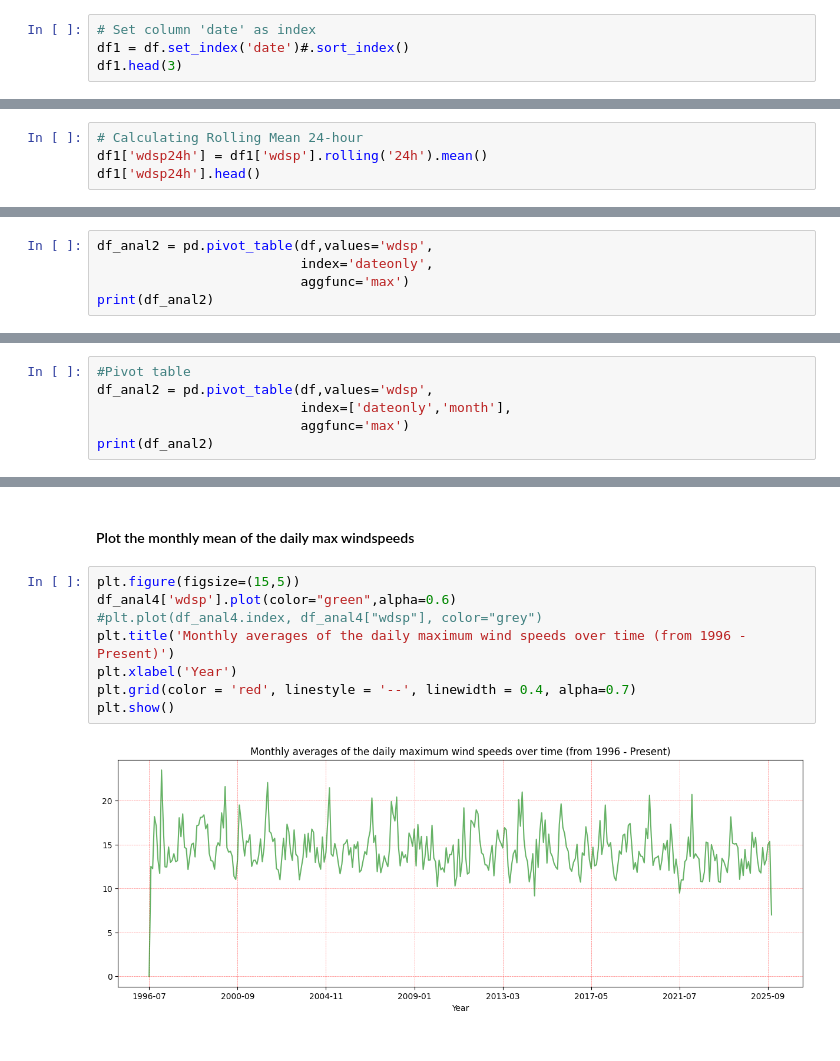
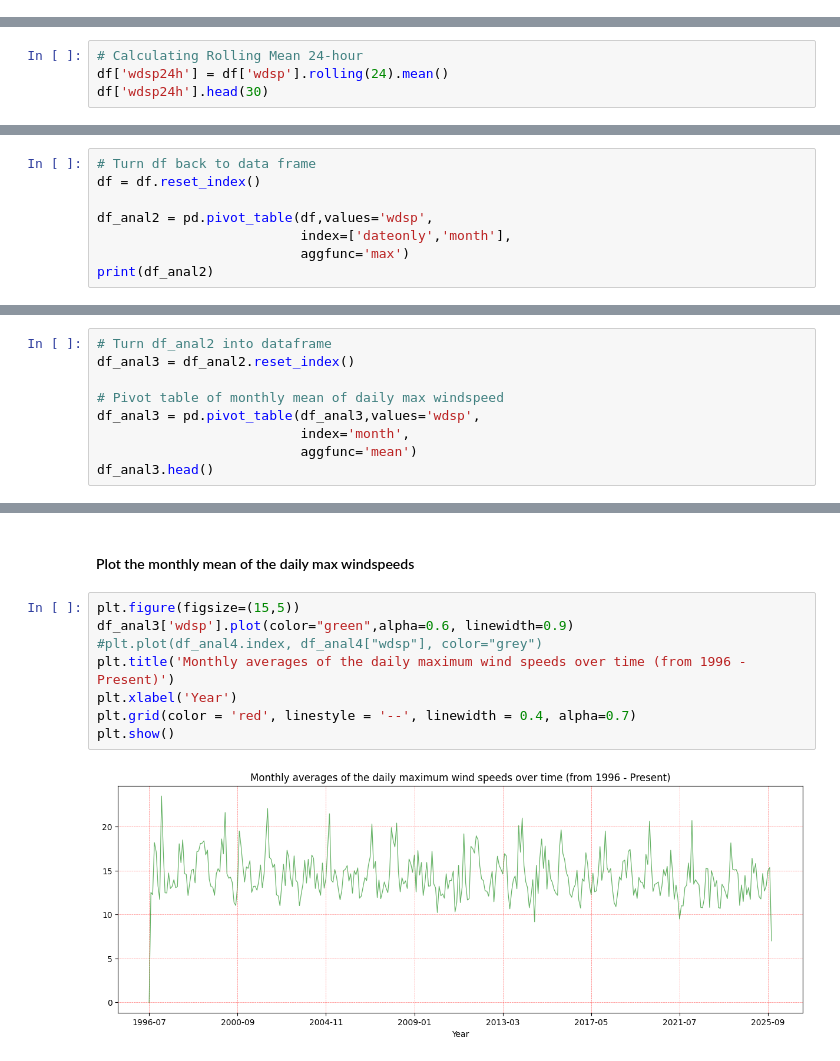
Before and after one commit to quyenphanlyons/programming-for-data-analytics, a Jupyter notebook: assignments/assignment06-weather.ipynb, the cells around one changed output, grey strips where cells are left out. Cells and saved outputs as stored; diff of their text form.

```diff
--- a/assignments/assignment06-weather.ipynb
+++ b/assignments/assignment06-weather.ipynb
@@ -115,4 +126,0 @@ plt.show()
-# %%
-# Set column 'date' as index
-df1 = df.set_index('date')#.sort_index()
-df1.head(3)
@@ -144,5 +130,5 @@ df1.head(3)
 # %%
 # Calculating Rolling Mean 24-hour
-df1['wdsp24h'] = df1['wdsp'].rolling('24h').mean()
-df1['wdsp24h'].head()
+df['wdsp24h'] = df['wdsp'].rolling(24).mean()
+df['wdsp24h'].head(30)
 # %% [output]
@@ -167,8 +166,11 @@ plt.show()
 # %% [markdown]
 #### Pivot table: Date and max windspeed for each day
 # %%
+# Turn df back to data frame
+df = df.reset_index()
+
 df_anal2 = pd.pivot_table(df,values='wdsp',
-                          index='dateonly',
+                          index=['dateonly','month'],
                           aggfunc='max')
 print(df_anal2)
 # %% [output]
@@ -202,9 +204,12 @@ plt.show()
 # %% [markdown]
 #### Pivote table: Date, month and daily max windspeed
 # %%
-#Pivot table
-df_anal2 = pd.pivot_table(df,values='wdsp',
-                          index=['dateonly','month'],
-                          aggfunc='max')
-print(df_anal2)
+# Turn df_anal2 into dataframe
+df_anal3 = df_anal2.reset_index()
+
+# Pivot table of monthly mean of daily max windspeed
+df_anal3 = pd.pivot_table(df_anal3,values='wdsp',
+                          index='month',
+                          aggfunc='mean')
+df_anal3.head()
 # %% [output]
@@ -243,14 +224,14 @@ df_anal4.head()
 #### Plot the monthly mean of the daily max windspeeds
 # %%
 plt.figure(figsize=(15,5))
-df_anal4['wdsp'].plot(color="green",alpha=0.6)
+df_anal3['wdsp'].plot(color="green",alpha=0.6, linewidth=0.9)
 #plt.plot(df_anal4.index, df_anal4["wdsp"], color="grey")
 plt.title('Monthly averages of the daily maximum wind speeds over time (from 1996 - Present)')
 plt.xlabel('Year')
 plt.grid(color = 'red', linestyle = '--', linewidth = 0.4, alpha=0.7)
 plt.show()
 # %% [output]
-[figure, old version]
+[figure, new version]
 # %% [markdown]
 #### References:
 https://pandas.pydata.org/docs/reference/api/pandas.read_csv.html
```
Also changed, not shown: parts of 23 cells of this notebook, 6 other files.
